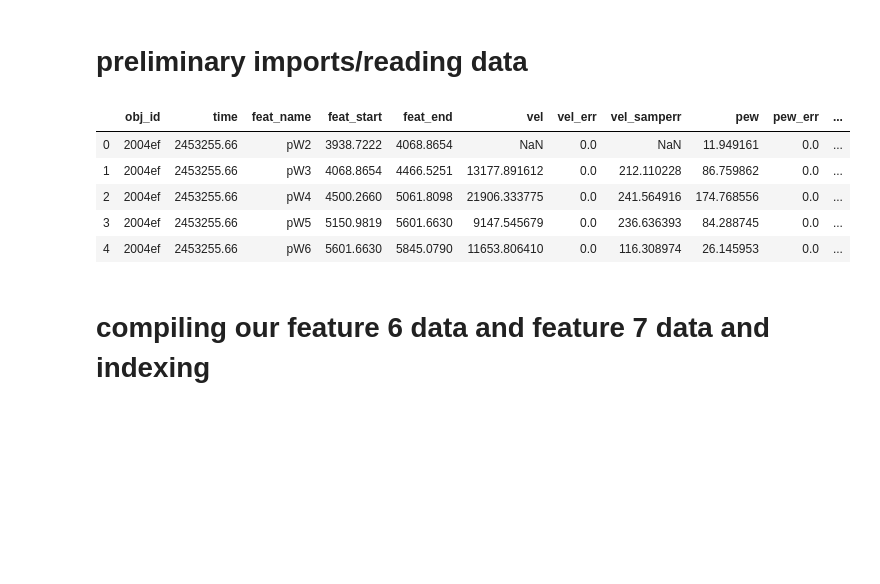
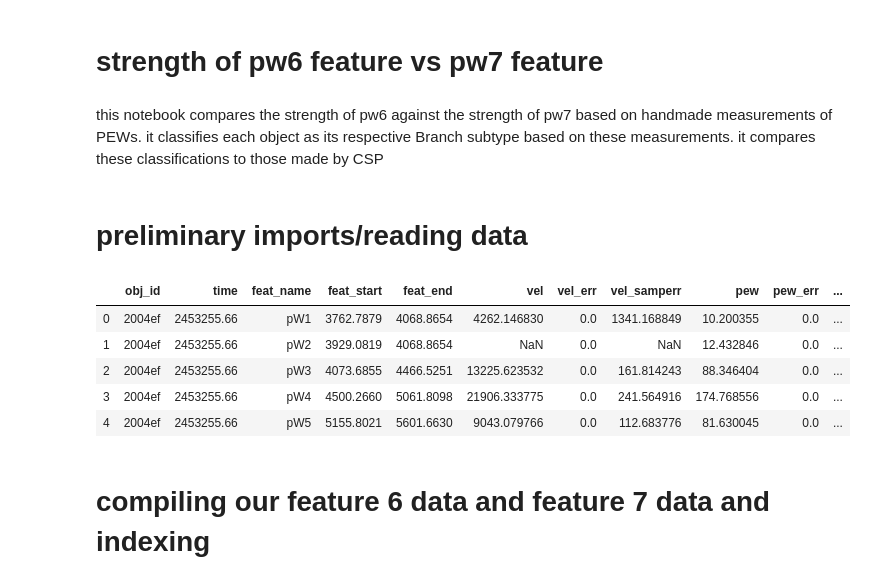
Before and after one commit to mwvgroup/SN-Spectral-Evolution, a Jupyter notebook: notebooks/strength_pw6_vs_pw7.ipynb, the cells around one changed output. Drawn from its saved outputs; the diff is of its cells as text; code cells hidden in the pictures; blank space fills up the shorter version.

```diff
--- a/Strength of pW7 vs pW6 CSP .ipynb
+++ b/notebooks/strength_pw6_vs_pw7.ipynb
@@ -1,3 +1,9 @@
+# %% [markdown]
+# strength of pw6 feature vs pw7 feature
+# %% [markdown]
+this notebook compares the strength of pw6 against the strength of pw7 based on handmade measurements of PEWs.
+it classifies each object as its respective Branch subtype based on these measurements.
+it compares these classifications to those made by CSP
 # %%
 import pandas as pd
 import matplotlib.pyplot as plt
@@ -10,21 +16,21 @@ dr1 = DR1()
 # %%
 dr1.download_module_data()
 # %%
-emdata = pd.read_csv('/Users/emilysf098/Desktop/Research/SN-Spectral-Evolution/emily_file.csv')
+emdata = pd.read_csv('../SN-Spectral-Evolution/emily_file.csv')
 
-eldata = pd.read_csv('/Users/emilysf098/Desktop/Research/SN-Spectral-Evolution-master/results/ella_csp.csv')
+eldata = pd.read_csv('../SN-Spectral-Evolution-master/results/ella_csp.csv')
 
-andata = pd.read_csv('/Users/emilysf098/Desktop/Research/SN-Spectral-Evolution-master/results/anish_csp.csv')
+andata = pd.read_csv('../SN-Spectral-Evolution-master/results/anish_csp.csv')
 
-emdata.head()
+andata.head()
 #reading csv file with our measurements in as a pandas dataframe
 # %% [output]
 |  | obj_id | time | feat_name | feat_start | feat_end | vel | vel_err | vel_samperr | pew | pew_err | ... |
-| 0 | 2004ef | 2453255.66 | pW2 | 3938.7222 | 4068.8654 | NaN | 0.0 | NaN | 11.949161 | 0.0 | ... |
-| 1 | 2004ef | 2453255.66 | pW3 | 4068.8654 | 4466.5251 | 13177.891612 | 0.0 | 212.110228 | 86.759862 | 0.0 | ... |
-| 2 | 2004ef | 2453255.66 | pW4 | 4500.2660 | 5061.8098 | 21906.333775 | 0.0 | 241.564916 | 174.768556 | 0.0 | ... |
-| 3 | 2004ef | 2453255.66 | pW5 | 5150.9819 | 5601.6630 | 9147.545679 | 0.0 | 236.636393 | 84.288745 | 0.0 | ... |
-| 4 | 2004ef | 2453255.66 | pW6 | 5601.6630 | 5845.0790 | 11653.806410 | 0.0 | 116.308974 | 26.145953 | 0.0 | ... |
+| 0 | 2004ef | 2453255.66 | pW1 | 3762.7879 | 4068.8654 | 4262.146830 | 0.0 | 1341.168849 | 10.200355 | 0.0 | ... |
+| 1 | 2004ef | 2453255.66 | pW2 | 3929.0819 | 4068.8654 | NaN | 0.0 | NaN | 12.432846 | 0.0 | ... |
+| 2 | 2004ef | 2453255.66 | pW3 | 4073.6855 | 4466.5251 | 13225.623532 | 0.0 | 161.814243 | 88.346404 | 0.0 | ... |
+| 3 | 2004ef | 2453255.66 | pW4 | 4500.2660 | 5061.8098 | 21906.333775 | 0.0 | 241.564916 | 174.768556 | 0.0 | ... |
+| 4 | 2004ef | 2453255.66 | pW5 | 5155.8021 | 5601.6630 | 9043.079766 | 0.0 | 112.683776 | 81.630045 | 0.0 | ... |
 # %% [markdown]
 # compiling our feature 6 data and feature 7 data and indexing
 # %%
```
Also changed, not shown: parts of 22 cells of this notebook, 6 other files.
